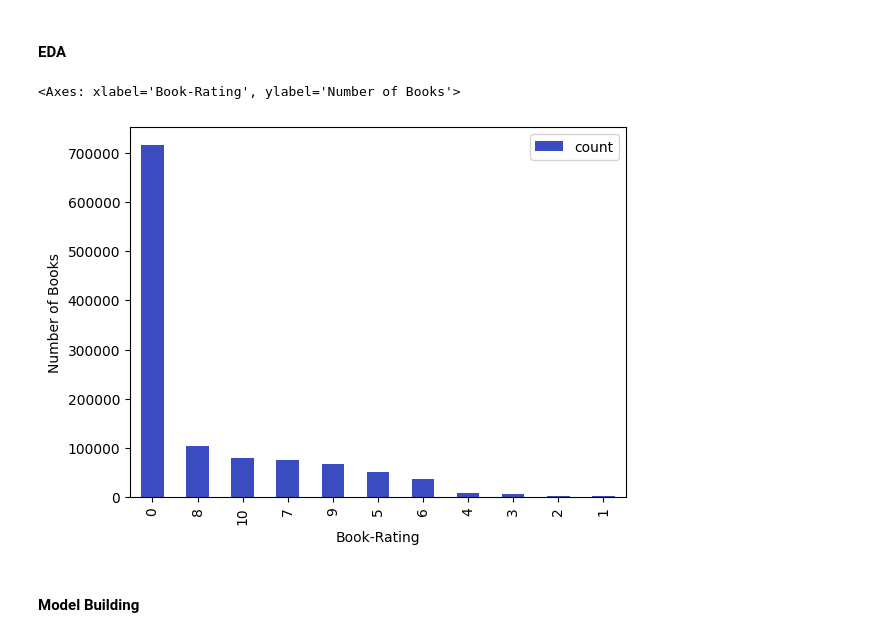
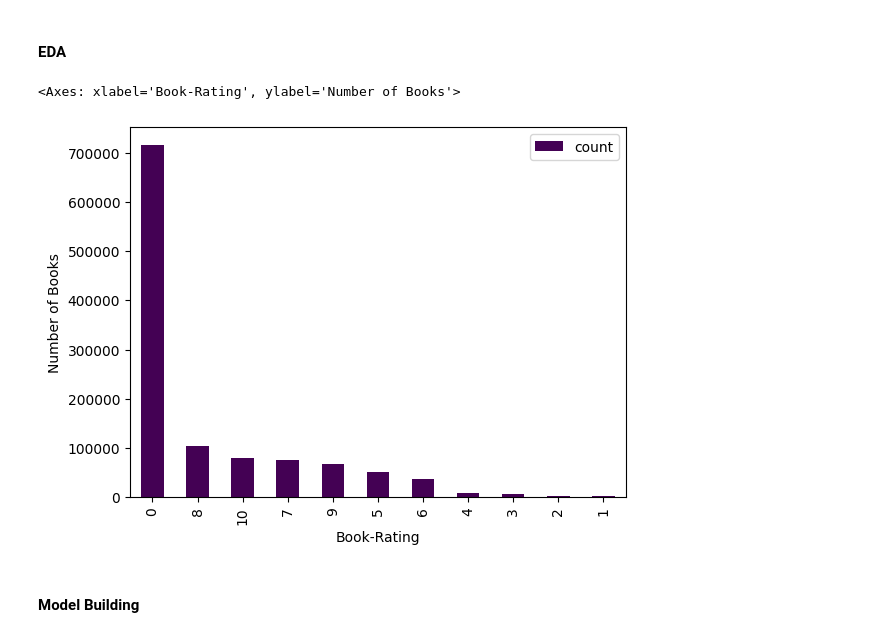
Before and after one commit to Shantnu-singh/Book-Recommendation-System, a Jupyter notebook: recommender.ipynb, the cells around one changed output. Saved outputs shown, nothing was run; the diff lists cells and outputs as text; code cells hidden in the pictures.

```diff
--- a/recommender.ipynb
+++ b/recommender.ipynb
@@ -157,10 +157,11 @@ Rating Dataset
 #### <strong> EDA </strong>
 # %%
 # cheking rating of books
-rating['Book-Rating'].value_counts().plot(kind = "bar" , colormap= "coolwarm" , ylabel="Number of Books" , legend="Rating of Books", )
+cmap = colors = plt.cm.viridis(np.linspace(0, 1, 10))
+rating['Book-Rating'].value_counts().plot(kind = "bar" , colormap= 'viridis' , ylabel="Number of Books" , legend="Rating of Books", )
 # %% [output]
 <Axes: xlabel='Book-Rating', ylabel='Number of Books'>
-[figure, old version]
+[figure, new version]
 # %% [markdown]
 #### <strong>Model Building</strong>
 # %%
```
Also changed, not shown: parts of 11 cells of this notebook.
